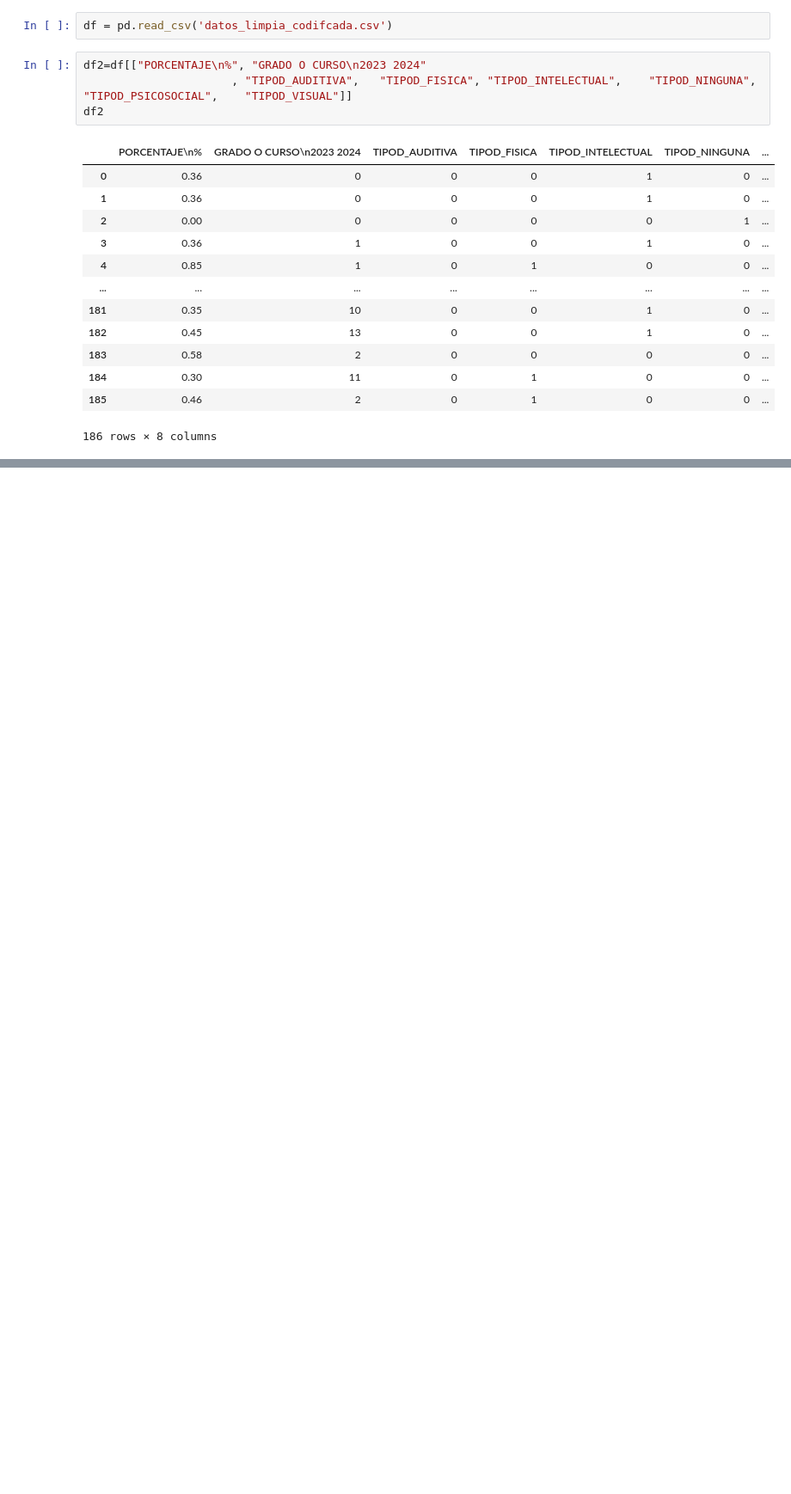
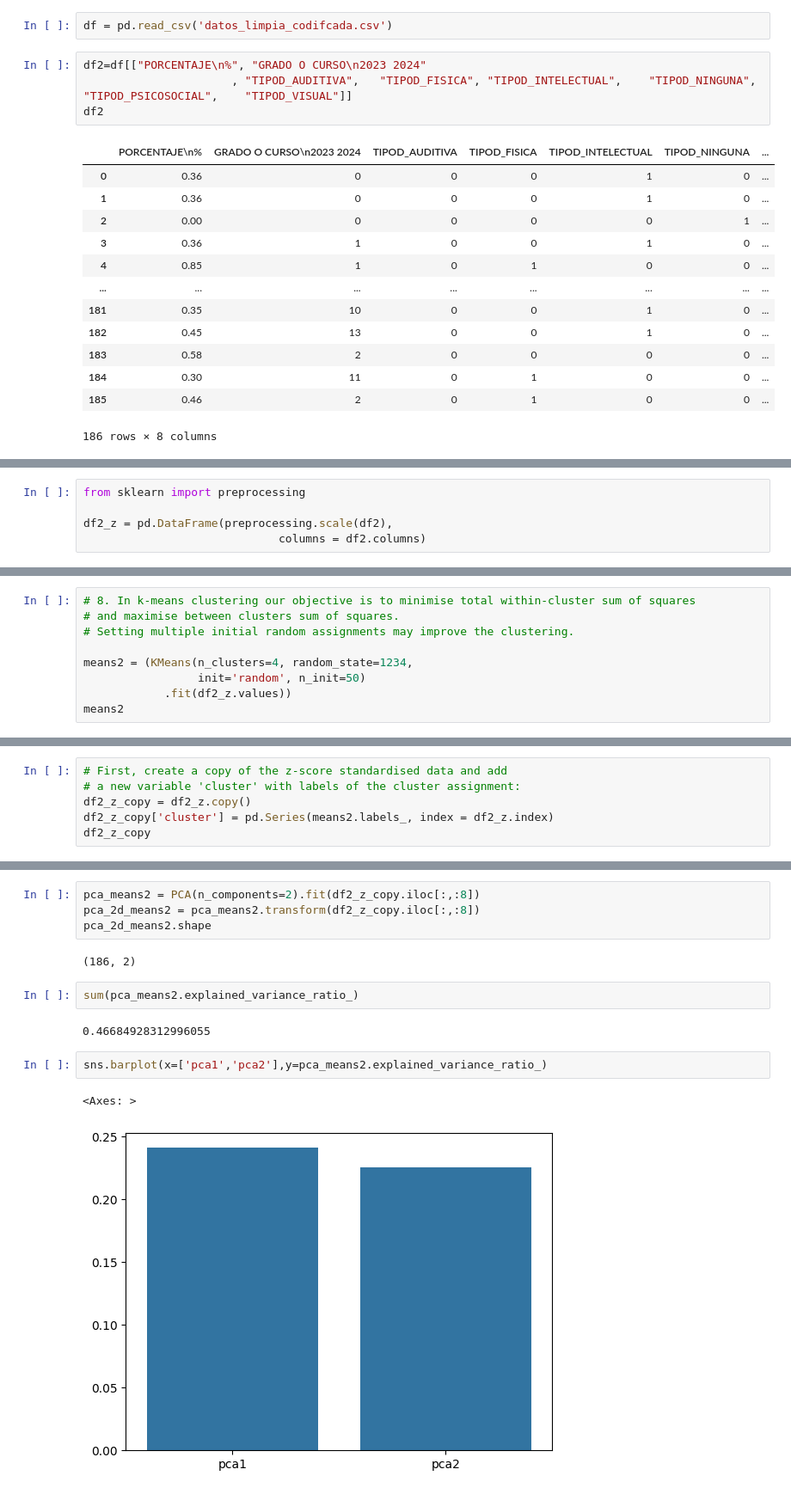
Before and after one commit to edgarMuno/DISCAPACIDADCLUSTERS, a Jupyter notebook: Vinculacion/SubConjuntoVariablesCluster.ipynb, the cells around one changed output, grey strips where cells are left out. Shown at 86% size. Cells and saved outputs as stored; diff of their text form; blank space fills up the shorter version.

```diff
--- a/Vinculacion/SubConjuntoVariablesCluster.ipynb
+++ b/Vinculacion/SubConjuntoVariablesCluster.ipynb
@@ -37,0 +44,5 @@ plt.show(block=True)
+# %%
+from sklearn import preprocessing
+
+df2_z = pd.DataFrame(preprocessing.scale(df2),
+                             columns = df2.columns)
@@ -37,0 +106,9 @@ plt.show(block=True)
+# %%
+# 8. In k-means clustering our objective is to minimise total within-cluster sum of squares
+# and maximise between clusters sum of squares.
+# Setting multiple initial random assignments may improve the clustering.
+
+means2 = (KMeans(n_clusters=4, random_state=1234,
+                 init='random', n_init=50)
+            .fit(df2_z.values))
+means2
@@ -37,0 +130,6 @@ plt.show(block=True)
+# %%
+# First, create a copy of the z-score standardised data and add
+# a new variable 'cluster' with labels of the cluster assignment:
+df2_z_copy = df2_z.copy()
+df2_z_copy['cluster'] = pd.Series(means2.labels_, index = df2_z.index)
+df2_z_copy
@@ -37,0 +166,15 @@ plt.show(block=True)
+# %%
+pca_means2 = PCA(n_components=2).fit(df2_z_copy.iloc[:,:8])
+pca_2d_means2 = pca_means2.transform(df2_z_copy.iloc[:,:8])
+pca_2d_means2.shape
+# %% [output]
+(186, 2)
+# %%
+sum(pca_means2.explained_variance_ratio_)
+# %% [output]
+0.46684928312996055
+# %%
+sns.barplot(x=['pca1','pca2'],y=pca_means2.explained_variance_ratio_)
+# %% [output]
+<Axes: >
+[figure, added]
```
Also changed, not shown: parts of 21 cells of this notebook, 1 other file.
